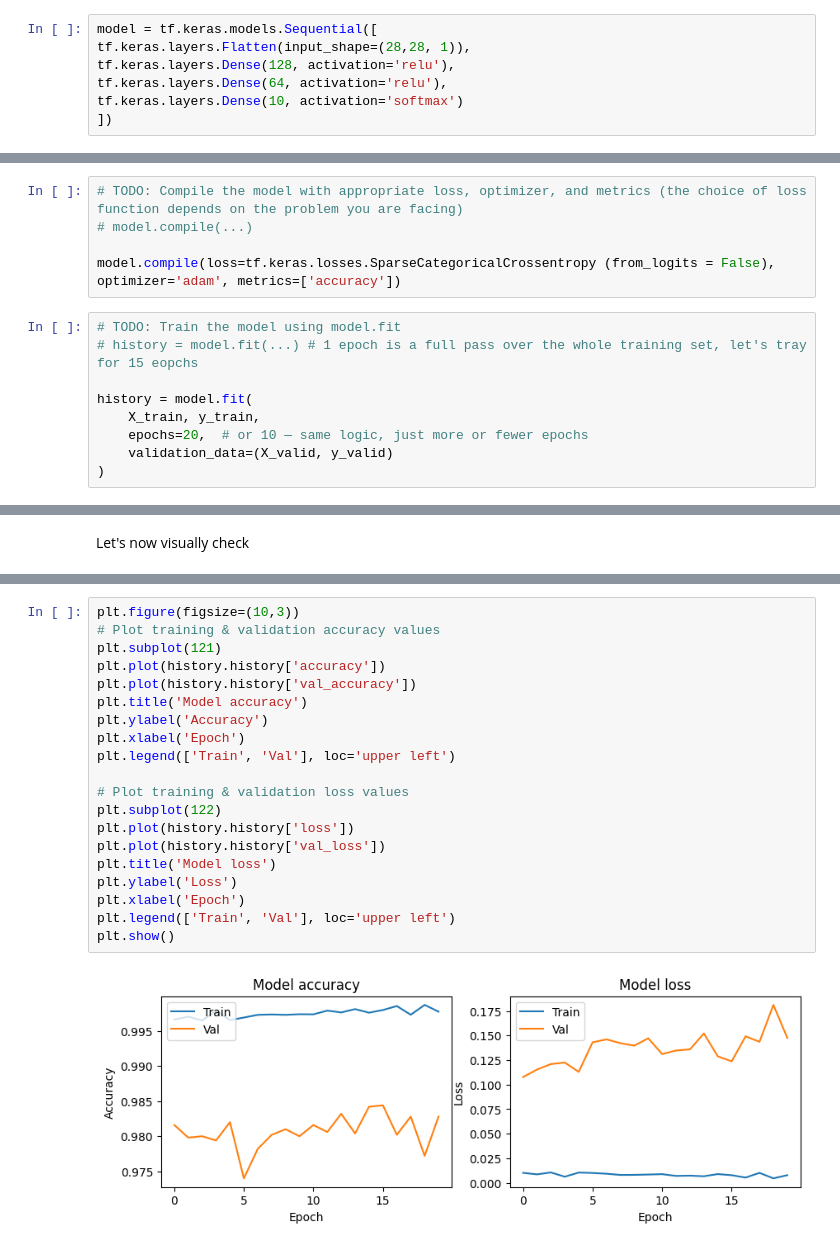
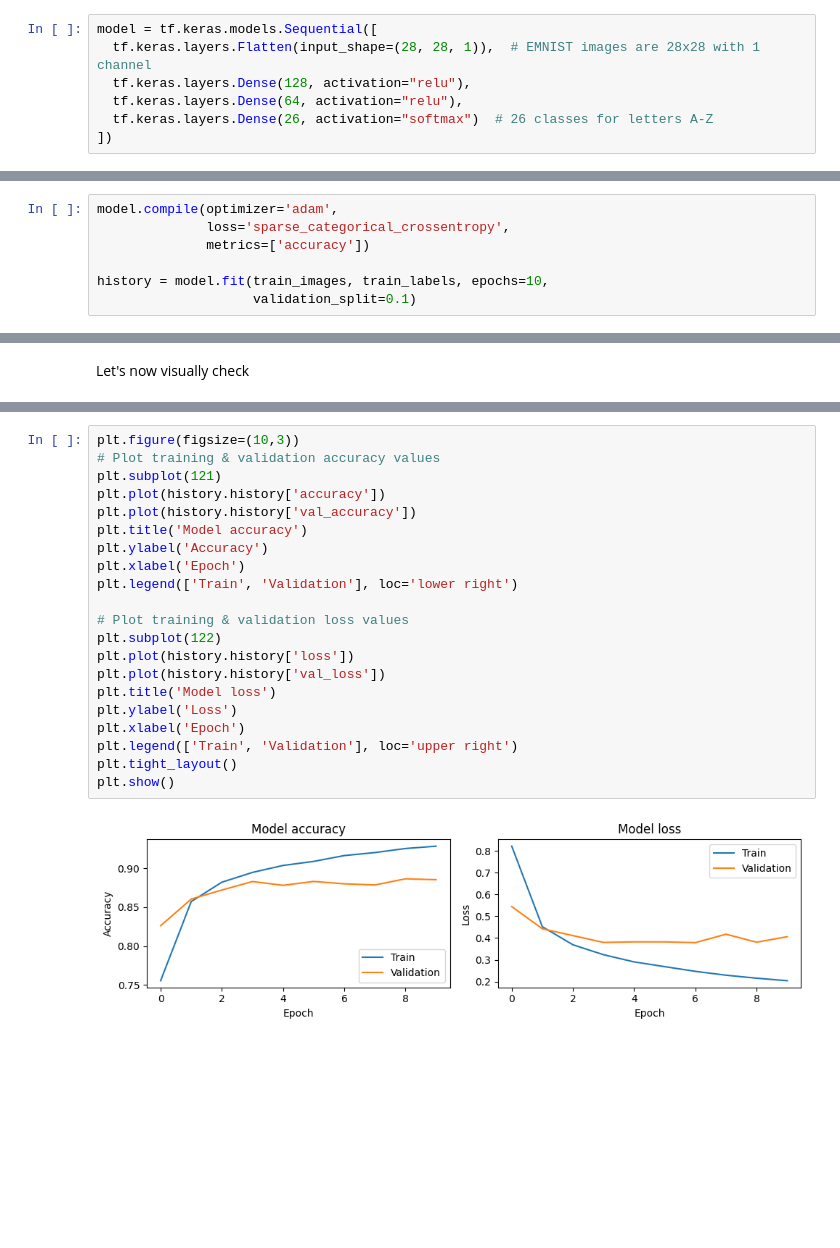
Before and after one commit to Ravinsen/ML_II_Exercises, a Jupyter notebook: SW07/Exercise_II.ipynb, the cells around one changed output, grey strips where cells are left out. Drawn from its saved outputs; the diff is of its cells as text; blank space fills up the shorter version.

```diff
--- a/SW07/Exercise_II.ipynb
+++ b/SW07/Exercise_II.ipynb
@@ -61,9 +96,9 @@ Notabene: you don't need to provide the input_dim in the first Dense layer, if y
 # %%
 model = tf.keras.models.Sequential([
-tf.keras.layers.Flatten(input_shape=(28,28, 1)),
-tf.keras.layers.Dense(128, activation='relu'),
-tf.keras.layers.Dense(64, activation='relu'),
-tf.keras.layers.Dense(10, activation='softmax')
+  tf.keras.layers.Flatten(input_shape=(28, 28, 1)),  # EMNIST images are 28x28 with 1 channel
+  tf.keras.layers.Dense(128, activation="relu"),
+  tf.keras.layers.Dense(64, activation="relu"),
+  tf.keras.layers.Dense(26, activation="softmax")  # 26 classes for letters A-Z
 ])
 # %% [markdown]
 Since my input are 2D images, I need first to "flatten" them into a 1-dimensional array. The number of input neurons will be the total number of pixels.
@@ -97,14 +104,0 @@ For a full lists of cost functions available in tf.keras (both for Regression an
-# %%
-# TODO: Compile the model with appropriate loss, optimizer, and metrics (the choice of loss function depends on the problem you are facing)
-# model.compile(...)
-
-model.compile(loss=tf.keras.losses.SparseCategoricalCrossentropy (from_logits = False), optimizer='adam', metrics=['accuracy'])
-# %%
-# TODO: Train the model using model.fit
-# history = model.fit(...) # 1 epoch is a full pass over the whole training set, let's tray for 15 eopchs
-
-history = model.fit(
-    X_train, y_train,
-    epochs=20,  # or 10 — same logic, just more or fewer epochs
-    validation_data=(X_valid, y_valid)
-)
@@ -157,0 +105,7 @@ array([7, 2, 1])
+# %%
+model.compile(optimizer='adam',
+              loss='sparse_categorical_crossentropy',
+              metrics=['accuracy'])
+
+history = model.fit(train_images, train_labels, epochs=10,
+                    validation_split=0.1)
@@ -222,22 +180,23 @@ Use this information to plot and compare the evolution of accuracy and loss for
 # %%
 plt.figure(figsize=(10,3))
 # Plot training & validation accuracy values
 plt.subplot(121)
 plt.plot(history.history['accuracy'])
 plt.plot(history.history['val_accuracy'])
 plt.title('Model accuracy')
 plt.ylabel('Accuracy')
 plt.xlabel('Epoch')
-plt.legend(['Train', 'Val'], loc='upper left')
+plt.legend(['Train', 'Validation'], loc='lower right')
 
 # Plot training & validation loss values
 plt.subplot(122)
 plt.plot(history.history['loss'])
 plt.plot(history.history['val_loss'])
 plt.title('Model loss')
 plt.ylabel('Loss')
 plt.xlabel('Epoch')
-plt.legend(['Train', 'Val'], loc='upper left')
+plt.legend(['Train', 'Validation'], loc='upper right')
+plt.tight_layout()
 plt.show()
 # %% [output]
-[figure, old version]
+[figure, new version]
```
Also changed, not shown: parts of 39 cells of this notebook.
